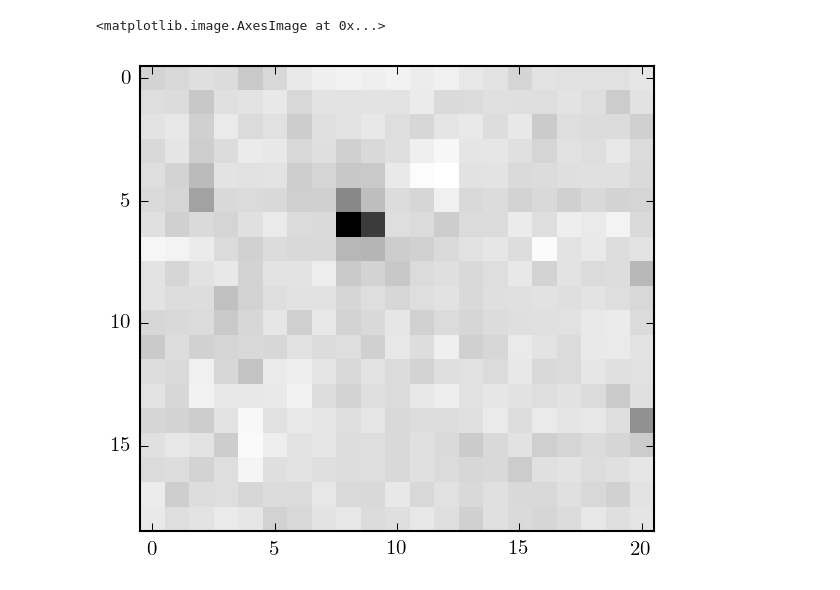
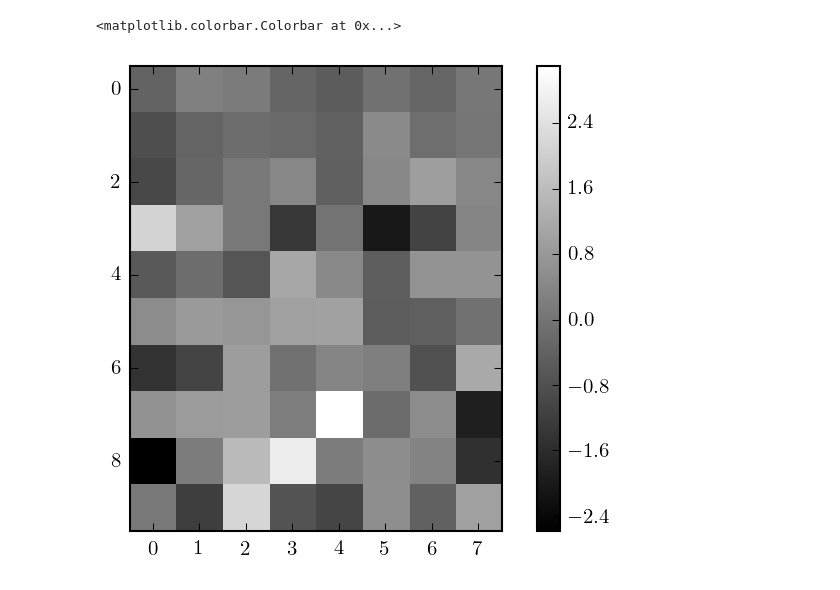
Before and after one commit to dfm/photoica, a Jupyter notebook: k2.ipynb, the cells around one changed output. Saved outputs shown, nothing was run; the diff lists cells and outputs as text; code cells hidden in the pictures.

```diff
--- a/k2.ipynb
+++ b/k2.ipynb
@@ -10,3 +14,6 @@ import matplotlib.pyplot as pl
 from scipy.linalg import cho_factor, cho_solve
 from matplotlib.colors import LinearSegmentedColormap
 from sklearn.decomposition import FastICA, RandomizedPCA
+# %%
+with open("k2.wcs.json", "r") as f:
+    wcs = WCS(json.load(f))
@@ -12,0 +27,7 @@ from sklearn.decomposition import FastICA, RandomizedPCA
+# %%
+ra = np.array(df.RA)
+dec = np.array(df.DEC)
+x, y = wcs.all_world2pix(ra, dec, 1)
+df["k2_cx"] = x
+df["k2_cy"] = y
+print(x.min(), x.max(), y.min(), y.max())
@@ -13,5 +57,5 @@ from sklearn.decomposition import FastICA, RandomizedPCA
 # %%
-with h5py.File("data/k2/superstamp.h5", "r") as f:
+with h5py.File("data/k2.h5", "r") as f:
     time = f["time"][:]
     i = np.arange(len(time))[np.isnan(time)][-1] + 100
     time = time[i+1:]
@@ -36,40 +84,26 @@ count = np.zeros_like(scaled[0], dtype=int)
 hw = 5
 ex = hw + 10
 
-xmn, xmx = 220, 239
-ymn, ymx = 320, 341
+cen = [258.794798, 272.821687]
+xmn, xmx = int(cen[1] - 5), int(cen[1] + 5)
+ymn, ymx = int(cen[0] - 4), int(cen[0] + 4)
+
+# xmn, xmx = 575, 585
+# ymn, ymx = 515, 525
 
 # for i, j in product(range(0, scaled.shape[1], hw+1), range(0, scaled.shape[1], hw+1)):
 for i, j in product(range(xmn, xmx, hw+1), range(ymn, ymx, hw+1)):
     # Select target and predictor pixels.
     window = m & (i - hw <= X) & (X <= i + hw) & (j - hw <= Y) & (Y <= j + hw)
     r2 = (X-i)**2 + (Y-j)**2
-    others = m & ((i - ex > X) | (X > i + ex) | (j - ex > Y) | (Y > j + ex)) & (r2 < 40**2)
+    others = m & ((i - ex > X) | (X > i + ex) | (j - ex > Y) | (Y > j + ex)) & (r2 < 25**2)
     print(i, j, window.sum(), others.sum())
 
     if not (np.any(window) and np.any(others)):
         continue
 
-    # Split predictors into train and validate.
-    flag = np.random.rand(others.sum()) < 0.5
-    o1 = np.array(others)
-    o1[others] = flag
-    o2 = np.array(others)
-    o2[others] = ~flag
-
-    # Compute the emperical prior.
-    A = np.concatenate((scaled[:, o1], np.ones((len(scaled), 1))), axis=1)
-#     ATA = np.dot(A.T, A)
-#     ATA[np.diag_indices_from(ATA)] += 1e-2
-#     factor = cho_factor(ATA, overwrite_a=True)
-#     w0 = cho_solve(factor, np.dot(A.T, scaled[:, o2]), overwrite_b=True)
-#     emp = 1. / np.sqrt(np.mean(w0**2, axis=1))  # np.sqrt(np.median(w0**2, axis=1))
-
-    # Compute the prediction.
-    # A = np.concatenate((A, np.diag(emp)), axis=0)
+    A = np.concatenate((scaled[:, others], np.ones((len(scaled), 1))), axis=1)
     ATA = np.dot(A.T, A)
-#     print(ATA)
-#     assert 0
     ATA[np.diag_indices_from(ATA)] += 1e-2
     factor = cho_factor(ATA, overwrite_a=True)
     # y = np.concatenate((scaled[:, window], np.zeros((len(emp), window.sum()))), axis=0)
@@ -110,9 +127,10 @@ pl.plot(d[:, 12, 18])
 # %%
-n = 0
+n = 100
 pl.imshow(data[n, xmn:xmx, ymn:ymx] - pred[n, xmn:xmx, ymn:ymx], cmap="gray", interpolation="nearest")
+pl.colorbar()
 # %% [output]
-<matplotlib.image.AxesImage at 0x...>
+<matplotlib.colorbar.Colorbar at 0x...>
-[figure, old version]
+[figure, new version]
 # %%
 d = data[:, xmn:xmx, ymn:ymx] - pred[:, xmn:xmx, ymn:ymx]
 block = d.reshape((len(d), -1))
```
Also changed, not shown: parts of 16 cells of this notebook, 2 other files.
